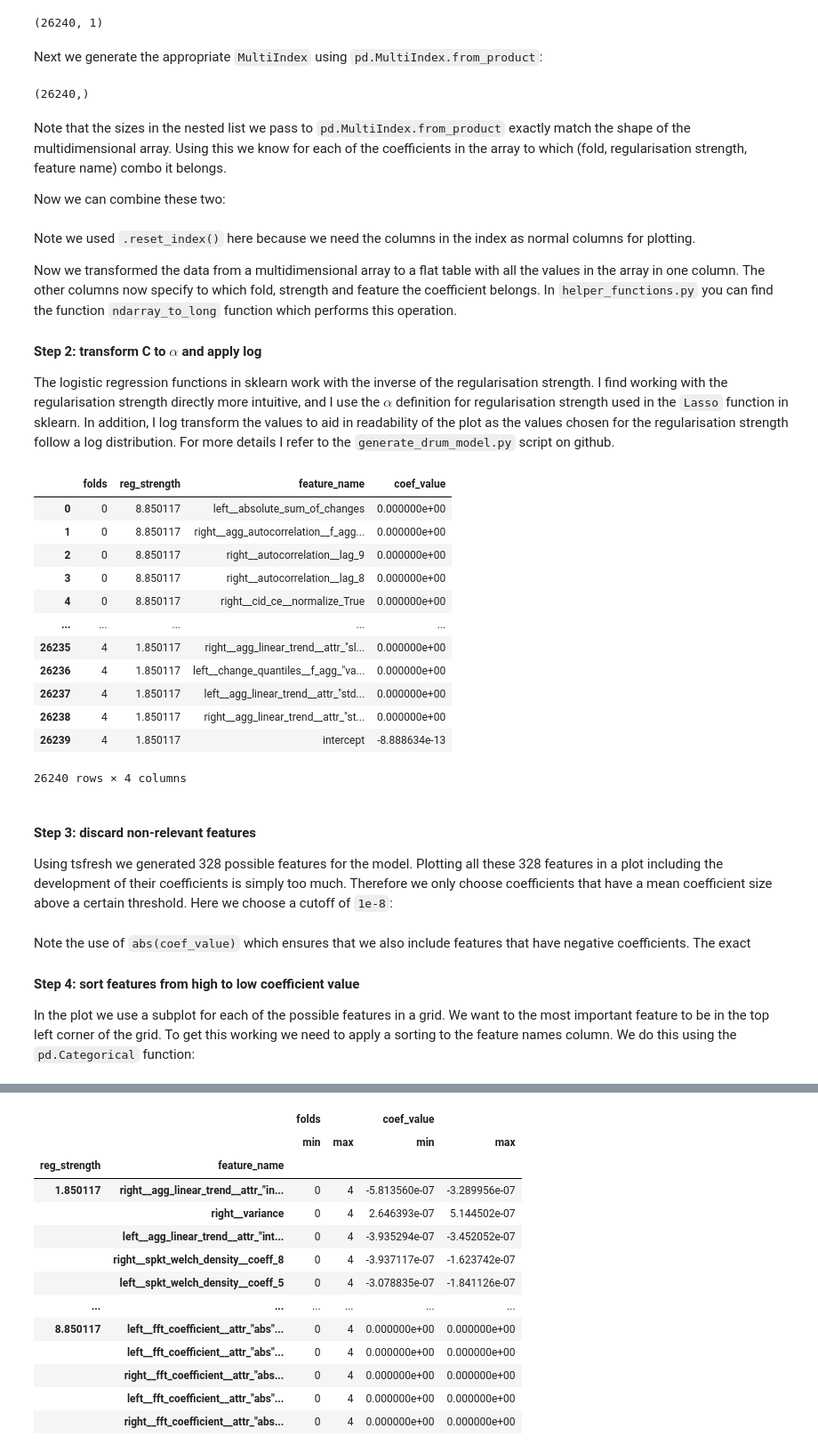
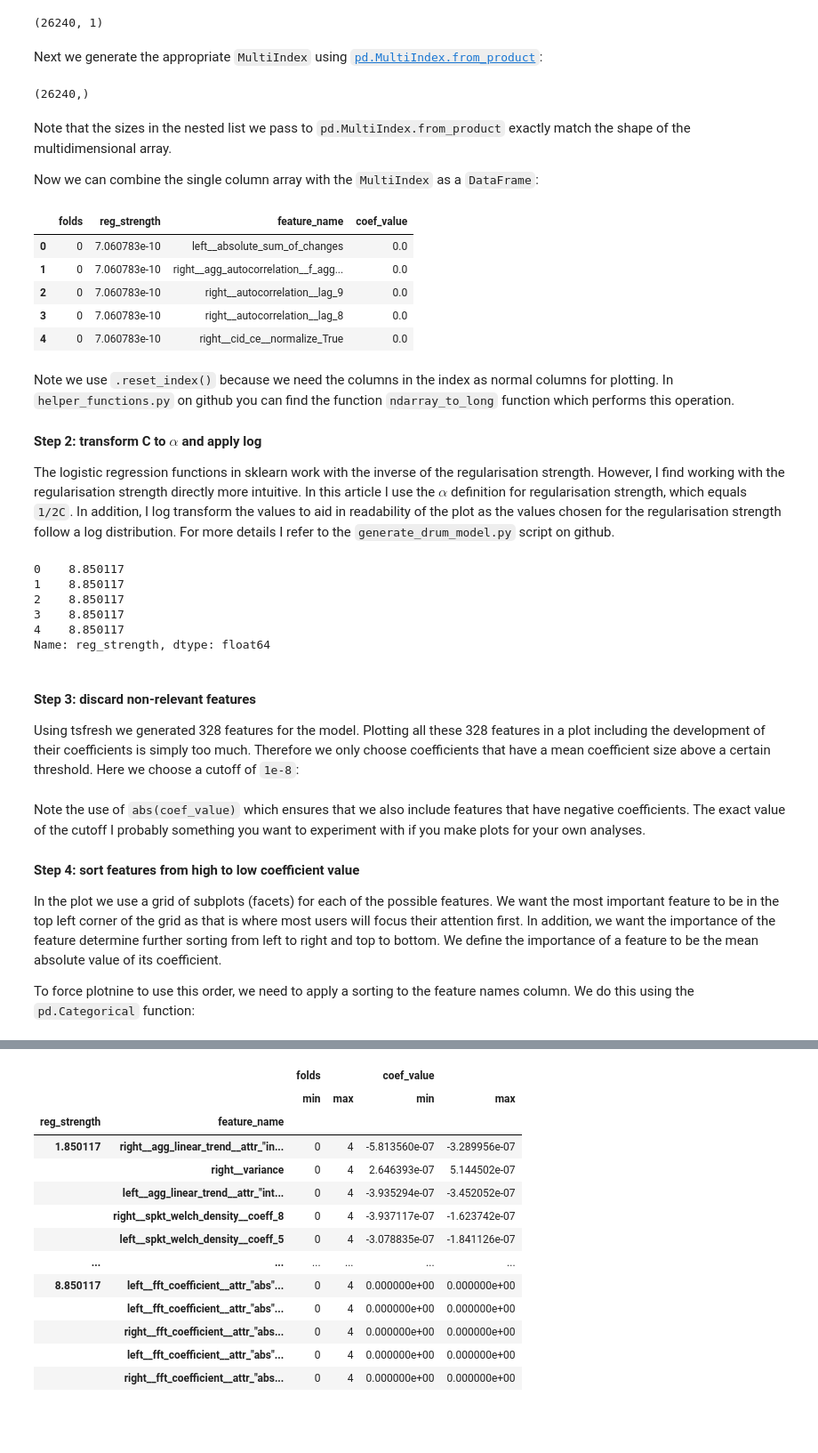
Before and after one commit to PaulHiemstra/lasso_tsfresh_article, a Jupyter notebook: logistic_regression_plots_article.ipynb, the cells around one changed output, grey strips where cells are left out. Shown: that part at 89% size. Saved outputs shown, nothing was run; the diff lists cells and outputs as text; code cells hidden in the pictures; blank space fills up the shorter version.

```diff
--- a/logistic_regression_plots_article.ipynb
+++ b/logistic_regression_plots_article.ipynb
@@ -110,4 +111,4 @@ single_column_array.shape
 # %% [output]
 (26240, 1)
 # %% [markdown]
-Next we generate the appropriate `MultiIndex` using `pd.MultiIndex.from_product`:
+Next we generate the appropriate `MultiIndex` using [`pd.MultiIndex.from_product`](https://pandas.pydata.org/docs/reference/api/pandas.MultiIndex.from_product.html):
@@ -123,48 +121,49 @@ index.shape
 # %% [output]
 (26240,)
 # %% [markdown]
-Note that the sizes in the nested list we pass to `pd.MultiIndex.from_product` exactly match the shape of the multidimensional array. Using this we know for each of the coefficients in the array to which (fold, regularisation strength, feature name) combo it belongs.
+Note that the sizes in the nested list we pass to `pd.MultiIndex.from_product` exactly match the shape of the multidimensional array.
 
-Now we can combine these two:
+Now we can combine the single column array with the `MultiIndex` as a `DataFrame`:
 # %%
 plot_data = pd.DataFrame(single_column_array, index=index, columns=['coef_value']).reset_index()
+plot_data.head()
+# %% [output]
+|  | folds | reg_strength | feature_name | coef_value |
+| 0 | 0 | 7.060783e-10 | left__absolute_sum_of_changes | 0.0 |
+| 1 | 0 | 7.060783e-10 | right__agg_autocorrelation__f_agg... | 0.0 |
+| 2 | 0 | 7.060783e-10 | right__autocorrelation__lag_9 | 0.0 |
+| 3 | 0 | 7.060783e-10 | right__autocorrelation__lag_8 | 0.0 |
+| 4 | 0 | 7.060783e-10 | right__cid_ce__normalize_True | 0.0 |
 # %% [markdown]
-Note we used `.reset_index()` here because we need the columns in the index as normal columns for plotting.
-
-Now we transformed the data from a multidimensional array to a flat table with all the values in the array in one column. The other columns now specify to which fold, strength and feature the coefficient belongs. In `helper_functions.py` you can find the function `ndarray_to_long` function which performs this operation.
+Note we use `.reset_index()` because we need the columns in the index as normal columns for plotting. In `helper_functions.py` on github you can find the function `ndarray_to_long` function which performs this operation.
 
 #### Step 2: transform C to $\alpha$ and apply log
-The logistic regression functions in sklearn work with the inverse of the regularisation strength. I find working with the regularisation strength directly more intuitive, and I use the $\alpha$ definition for regularisation strength used in the `Lasso` function in sklearn. In addition, I log transform the values to aid in readability of the plot as the values chosen for the regularisation strength follow a log distribution. For more details I refer to the `generate_drum_model.py` script on github.
+The logistic regression functions in sklearn work with the inverse of the regularisation strength. However, I find working with the regularisation strength directly more intuitive. In this article I use the $\alpha$ definition for regularisation strength, which equals `1/2C`. In addition, I log transform the values to aid in readability of the plot as the values chosen for the regularisation strength follow a log distribution. For more details I refer to the `generate_drum_model.py` script on github.
 # %%
 plot_data = plot_data.assign(reg_strength = np.log10(1/(2*plot_data["reg_strength"].astype('float'))))
-plot_data
+plot_data['reg_strength'].head()
 # %% [output]
-|  | folds | reg_strength | feature_name | coef_value |
-| 0 | 0 | 8.850117 | left__absolute_sum_of_changes | 0.000000e+00 |
-| 1 | 0 | 8.850117 | right__agg_autocorrelation__f_agg... | 0.000000e+00 |
-| 2 | 0 | 8.850117 | right__autocorrelation__lag_9 | 0.000000e+00 |
-| 3 | 0 | 8.850117 | right__autocorrelation__lag_8 | 0.000000e+00 |
-| 4 | 0 | 8.850117 | right__cid_ce__normalize_True | 0.000000e+00 |
-| ... | ... | ... | ... | ... |
-| 26235 | 4 | 1.850117 | right__agg_linear_trend__attr_"sl... | 0.000000e+00 |
-| 26236 | 4 | 1.850117 | left__change_quantiles__f_agg_"va... | 0.000000e+00 |
-| 26237 | 4 | 1.850117 | left__agg_linear_trend__attr_"std... | 0.000000e+00 |
-| 26238 | 4 | 1.850117 | right__agg_linear_trend__attr_"st... | 0.000000e+00 |
-| 26239 | 4 | 1.850117 | intercept | -8.888634e-13 |
-26240 rows × 4 columns
+0    8.850117
+1    8.850117
+2    8.850117
+3    8.850117
+4    8.850117
+Name: reg_strength, dtype: float64
 # %% [markdown]
 #### Step 3: discard non-relevant features
-Using tsfresh we generated 328 possible features for the model. Plotting all these 328 features in a plot including the development of their coefficients is simply too much. Therefore we only choose coefficients that have a mean coefficient size above a certain threshold. Here we choose a cutoff of `1e-8`:
+Using tsfresh we generated 328 features for the model. Plotting all these 328 features in a plot including the development of their coefficients is simply too much. Therefore we only choose coefficients that have a mean coefficient size above a certain threshold. Here we choose a cutoff of `1e-8`:
 # %%
 coef_cutoff = '1e-8'
 mean_coef_values = plot_data.groupby(['feature_name']).mean()
 relevant_features = mean_coef_values.query('abs(coef_value) > %s' % coef_cutoff).index
 plot_data = plot_data[plot_data['feature_name'].isin(relevant_features)]
 # %% [markdown]
-Note the use of `abs(coef_value)` which ensures that we also include features that have negative coefficients. The exact
+Note the use of `abs(coef_value)` which ensures that we also include features that have negative coefficients. The exact value of the cutoff I probably something you want to experiment with if you make plots for your own analyses.
 
 #### Step 4: sort features from high to low coefficient value
-In the plot we use a subplot for each of the possible features in a grid. We want to the most important feature to be in the top left corner of the grid. To get this working we need to apply a sorting to the feature names column. We do this using the `pd.Categorical` function:
+In the plot we use a grid of subplots (facets) for each of the possible features. We want the most important feature to be in the top left corner of the grid as that is where most users will focus their attention first. In addition, we want the importance of the feature determine further sorting from left to right and top to bottom. We define the importance of a feature to be the mean absolute value of its coefficient.
+
+To force plotnine to use this order, we need to apply a sorting to the feature names column. We do this using the `pd.Categorical` function:
 # %%
 coef_from_high_to_low = (
     plot_data.groupby(['feature_name'])
```
Also changed, not shown: parts of 30 cells of this notebook, 1 other file.
